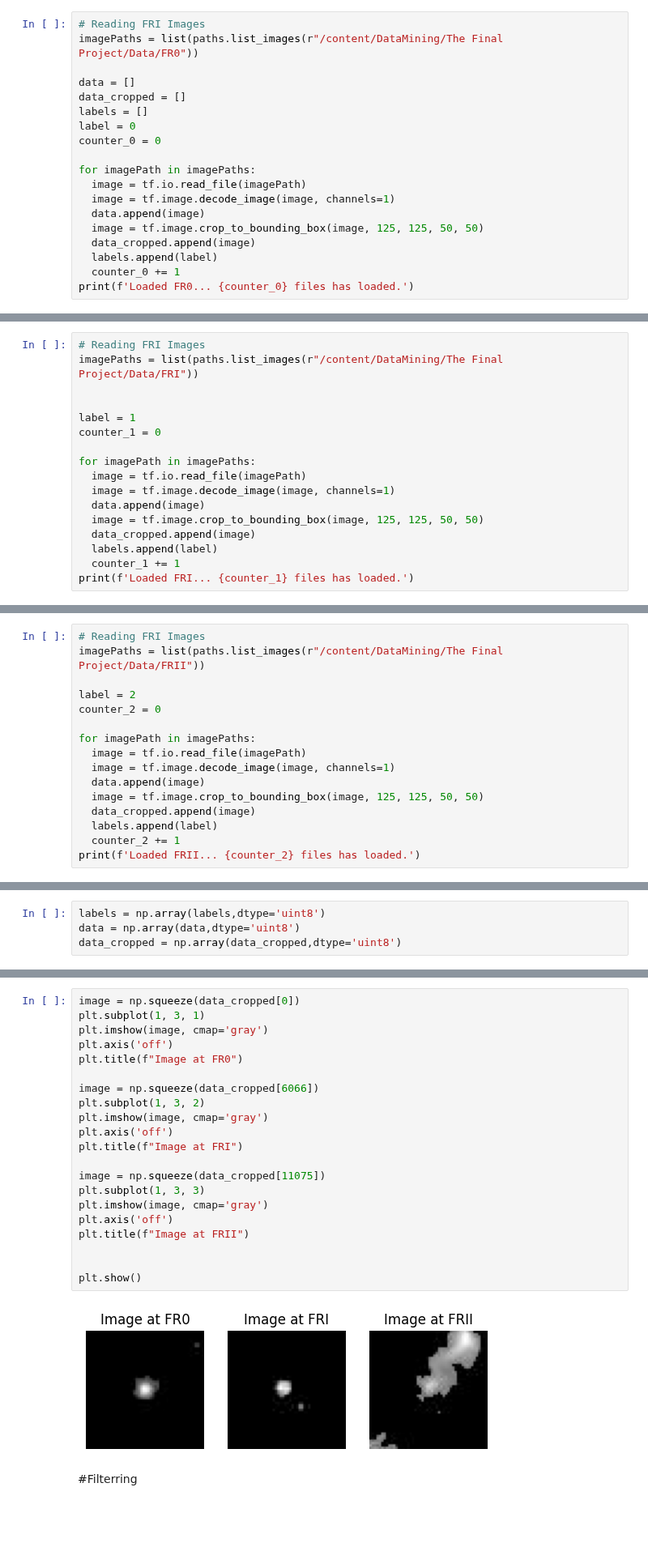
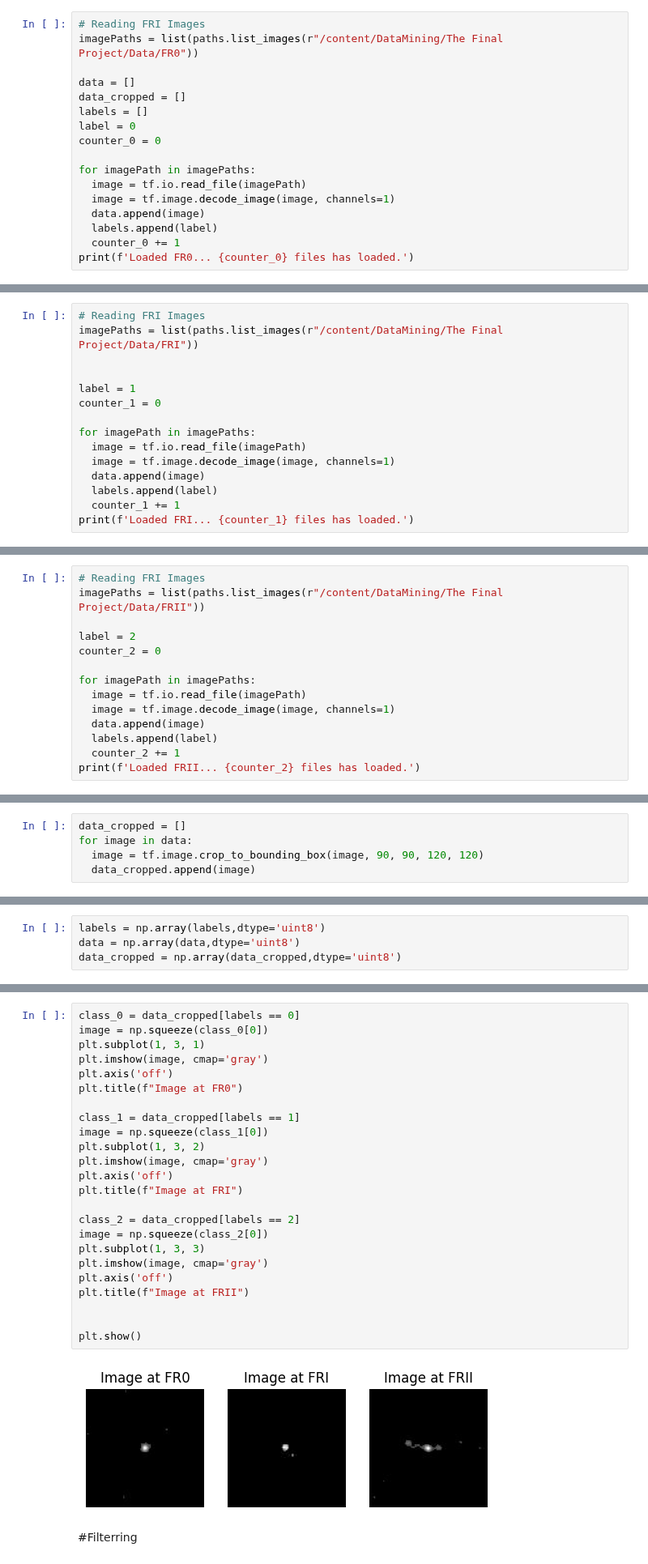
Before and after one commit to FaridRash/DATA-MINING-MACHINE-LEARNING-semester-2-, a Jupyter notebook: The Final Project/Notebooks/Farid/Farid_CNN_Colab.ipynb, the cells around one changed output, grey strips where cells are left out. Shown at 81% size. Cells and saved outputs as stored; diff of their text form; blank space fills up the shorter version.

```diff
--- a/The Final Project/Notebooks/Farid/Farid_CNN_Colab.ipynb
+++ b/The Final Project/Notebooks/Farid/Farid_CNN_Colab.ipynb
@@ -49,8 +66,6 @@ for imagePath in imagePaths:
   image = tf.io.read_file(imagePath)
   image = tf.image.decode_image(image, channels=1)
   data.append(image)
-  image = tf.image.crop_to_bounding_box(image, 125, 125, 50, 50)
-  data_cropped.append(image)
   labels.append(label)
   counter_0 += 1
 print(f'Loaded FR0... {counter_0} files has loaded.')
@@ -68,8 +83,6 @@ for imagePath in imagePaths:
   image = tf.io.read_file(imagePath)
   image = tf.image.decode_image(image, channels=1)
   data.append(image)
-  image = tf.image.crop_to_bounding_box(image, 125, 125, 50, 50)
-  data_cropped.append(image)
   labels.append(label)
   counter_1 += 1
 print(f'Loaded FRI... {counter_1} files has loaded.')
@@ -86,8 +99,6 @@ for imagePath in imagePaths:
   image = tf.io.read_file(imagePath)
   image = tf.image.decode_image(image, channels=1)
   data.append(image)
-  image = tf.image.crop_to_bounding_box(image, 125, 125, 50, 50)
-  data_cropped.append(image)
   labels.append(label)
   counter_2 += 1
 print(f'Loaded FRII... {counter_2} files has loaded.')
@@ -96,3 +109,8 @@ Loaded FRII... 2066 files has loaded.
+# %%
+data_cropped = []
+for image in data:
+  image = tf.image.crop_to_bounding_box(image, 90, 90, 120, 120)
+  data_cropped.append(image)
 # %% [markdown]
 #**EDA**
 # %%
@@ -136,26 +157,29 @@ plt.show()
 # %%
-image = np.squeeze(data_cropped[0])
+class_0 = data_cropped[labels == 0]
+image = np.squeeze(class_0[0])
 plt.subplot(1, 3, 1)
 plt.imshow(image, cmap='gray')
 plt.axis('off')
 plt.title(f"Image at FR0")
 
-image = np.squeeze(data_cropped[6066])
+class_1 = data_cropped[labels == 1]
+image = np.squeeze(class_1[0])
 plt.subplot(1, 3, 2)
 plt.imshow(image, cmap='gray')
 plt.axis('off')
 plt.title(f"Image at FRI")
 
-image = np.squeeze(data_cropped[11075])
+class_2 = data_cropped[labels == 2]
+image = np.squeeze(class_2[0])
 plt.subplot(1, 3, 3)
 plt.imshow(image, cmap='gray')
 plt.axis('off')
 plt.title(f"Image at FRII")
 
 
 plt.show()
 # %% [output]
-[figure, old version]
+[figure, new version]
 # %% [markdown]
 #Filterring
 # %%
```
Also changed, not shown: parts of 39 cells of this notebook.
